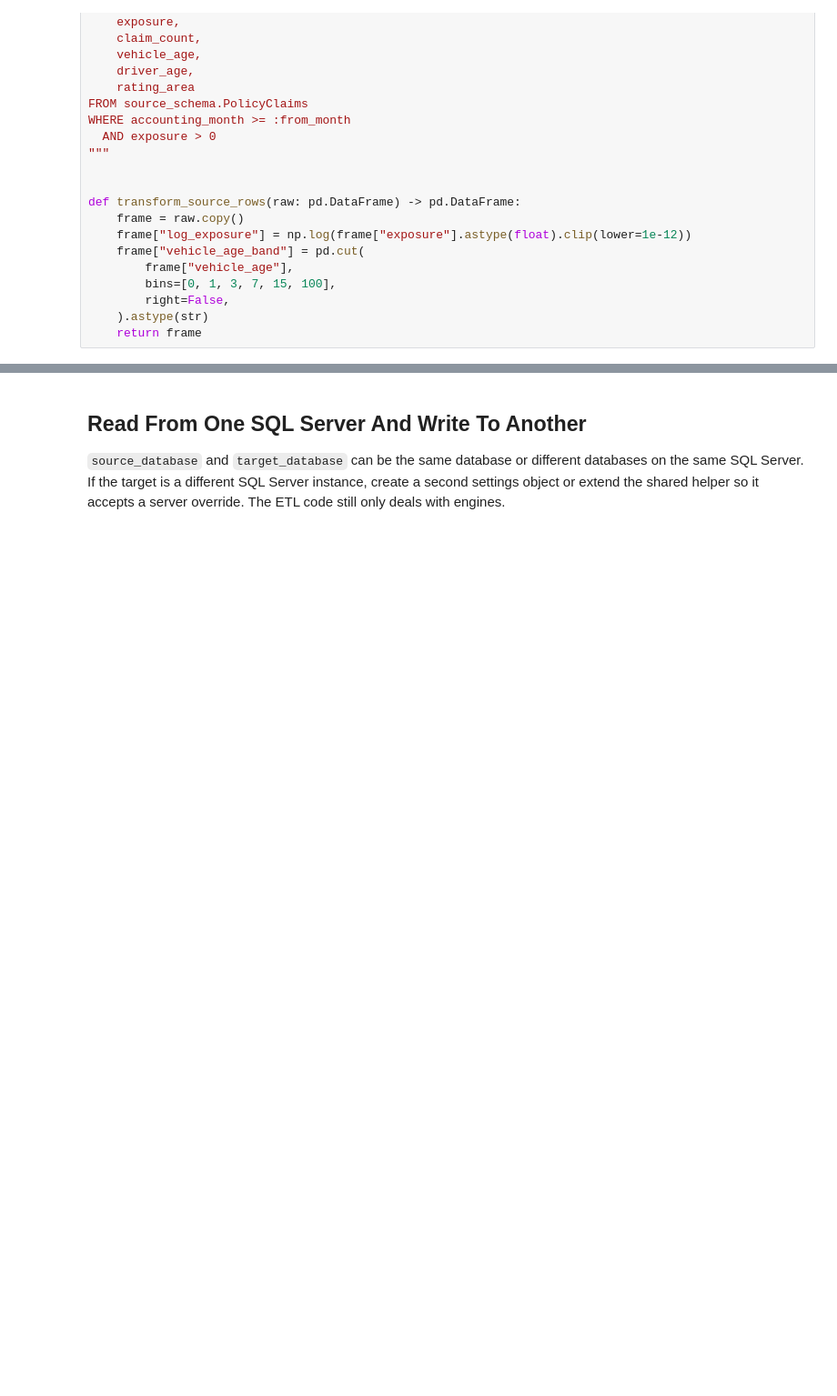
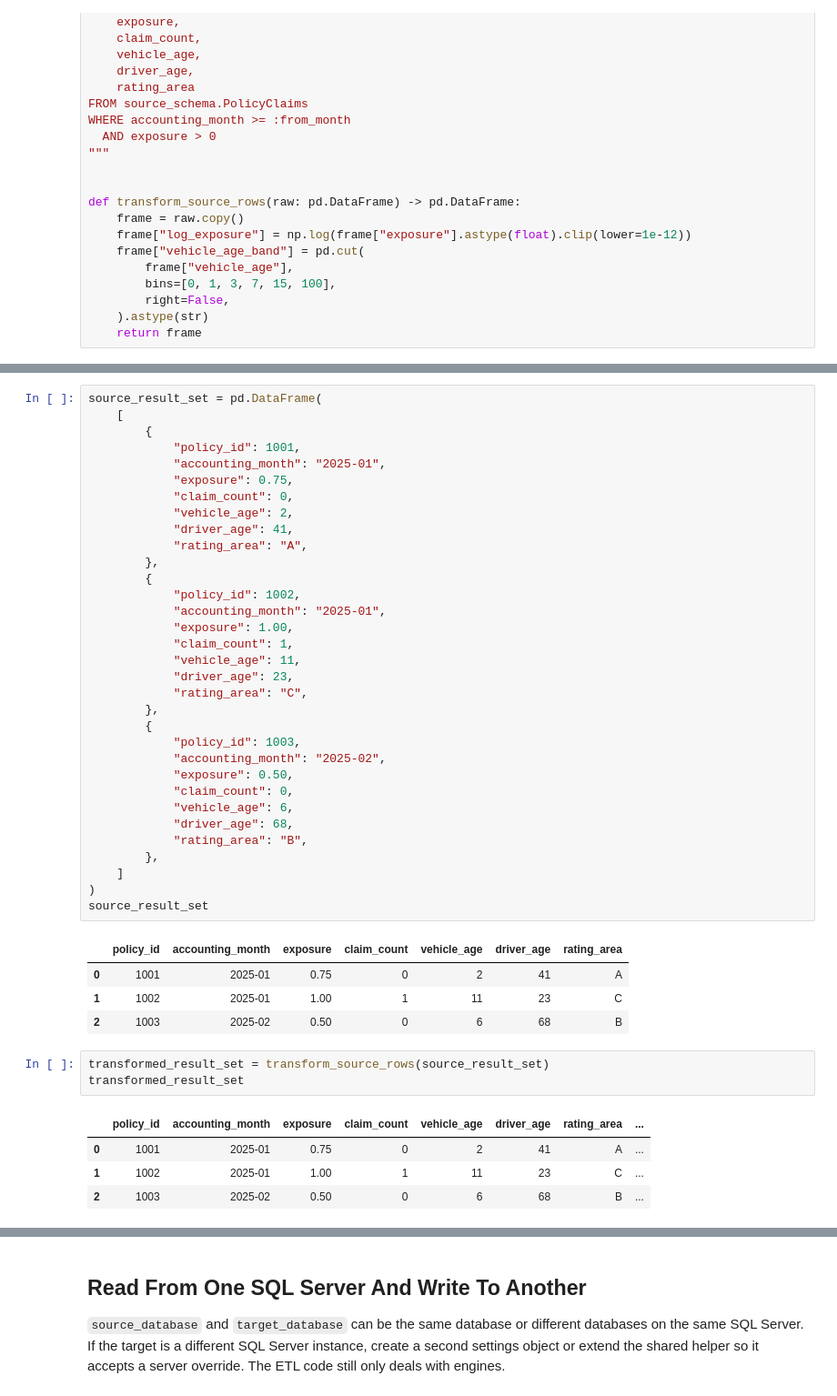
Before and after one commit to StrudelDoodleS/airflow_superglm_builder, a Jupyter notebook: tutorials/basic_sql_etl_and_schema_walkthrough.ipynb, the cells around one changed output, grey strips where cells are left out. Shown at 91% size. Drawn from its saved outputs; the diff is of its cells as text; blank space fills up the shorter version.

```diff
--- a/tutorials/basic_sql_etl_and_schema_walkthrough.ipynb
+++ b/tutorials/basic_sql_etl_and_schema_walkthrough.ipynb
@@ -109,0 +248,46 @@ def transform_source_rows(raw: pd.DataFrame) -> pd.DataFrame:
+# %%
+source_result_set = pd.DataFrame(
+    [
+        {
+            "policy_id": 1001,
+            "accounting_month": "2025-01",
+            "exposure": 0.75,
+            "claim_count": 0,
+            "vehicle_age": 2,
+            "driver_age": 41,
+            "rating_area": "A",
+        },
+        {
+            "policy_id": 1002,
+            "accounting_month": "2025-01",
+            "exposure": 1.00,
+            "claim_count": 1,
+            "vehicle_age": 11,
+            "driver_age": 23,
+            "rating_area": "C",
+        },
+        {
+            "policy_id": 1003,
+            "accounting_month": "2025-02",
+            "exposure": 0.50,
+            "claim_count": 0,
+            "vehicle_age": 6,
+            "driver_age": 68,
+            "rating_area": "B",
+        },
+    ]
+)
+source_result_set
+# %% [output]
+|  | policy_id | accounting_month | exposure | claim_count | vehicle_age | driver_age | rating_area |
+| 0 | 1001 | 2025-01 | 0.75 | 0 | 2 | 41 | A |
+| 1 | 1002 | 2025-01 | 1.00 | 1 | 11 | 23 | C |
+| 2 | 1003 | 2025-02 | 0.50 | 0 | 6 | 68 | B |
+# %%
+transformed_result_set = transform_source_rows(source_result_set)
+transformed_result_set
+# %% [output]
+|  | policy_id | accounting_month | exposure | claim_count | vehicle_age | driver_age | rating_area | ... |
+| 0 | 1001 | 2025-01 | 0.75 | 0 | 2 | 41 | A | ... |
+| 1 | 1002 | 2025-01 | 1.00 | 1 | 11 | 23 | C | ... |
+| 2 | 1003 | 2025-02 | 0.50 | 0 | 6 | 68 | B | ... |
```
Also changed, not shown: parts of 7 cells of this notebook, 1 other file.
